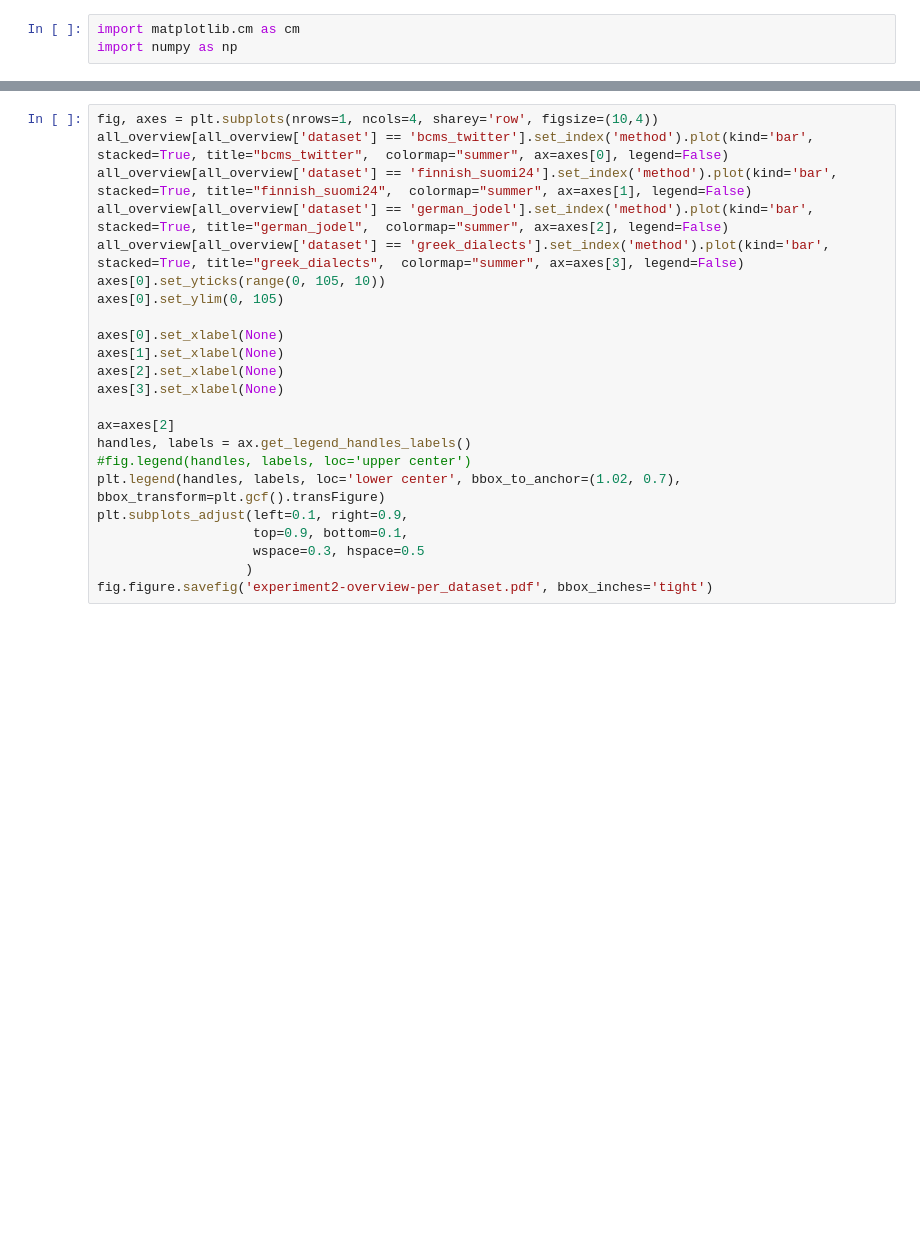
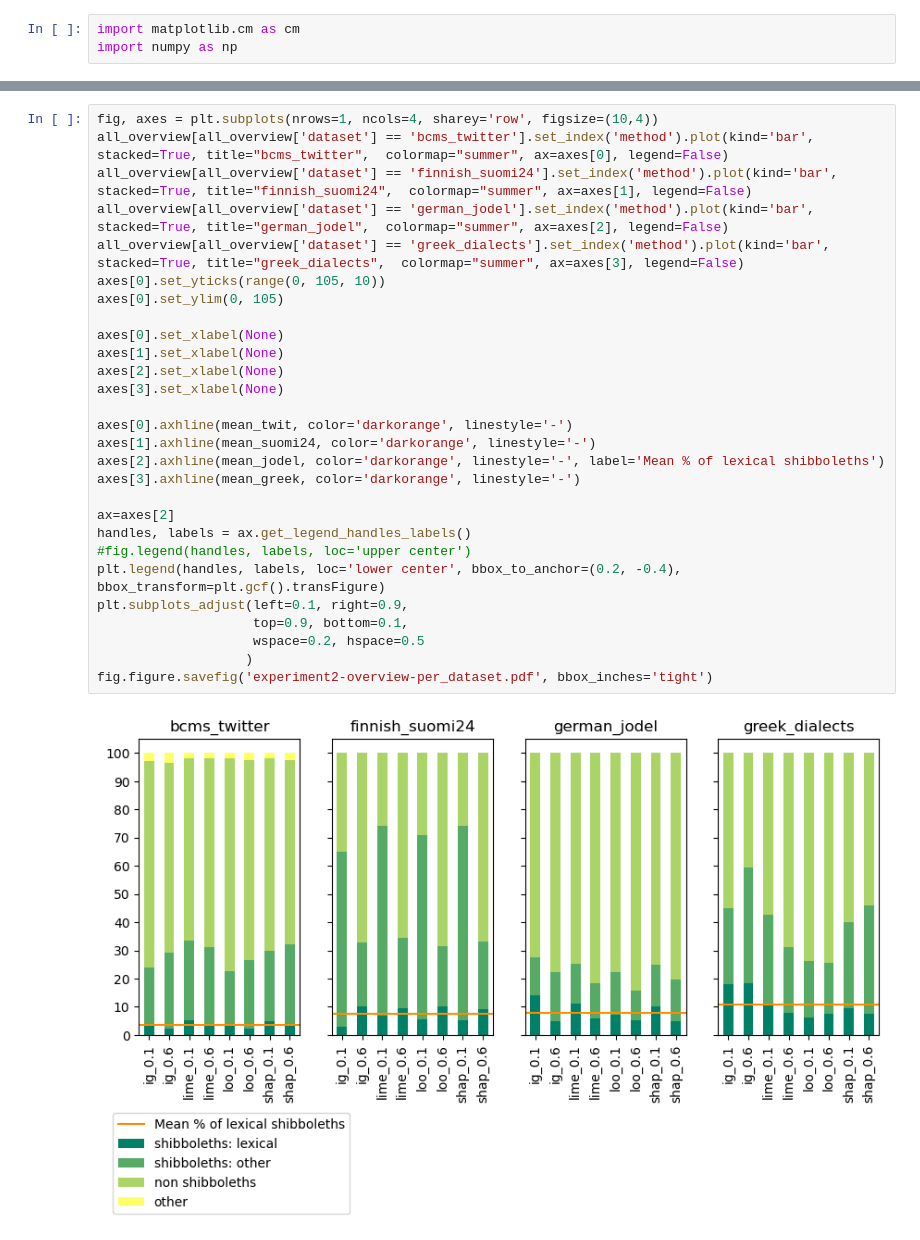
Before and after one commit to Helsinki-NLP/shibboleth, a Jupyter notebook: manual_eval/annotation_analysis_gh.ipynb, the cells around one changed output, grey strips where cells are left out. Drawn from its saved outputs; the diff is of its cells as text; blank space fills up the shorter version.

```diff
--- a/manual_eval/annotation_analysis_gh.ipynb
+++ b/manual_eval/annotation_analysis_gh.ipynb
@@ -607,23 +1385,30 @@ fig.figure.savefig('experiment1-overview.pdf', bbox_inches='tight')
 # %%
 fig, axes = plt.subplots(nrows=1, ncols=4, sharey='row', figsize=(10,4))
 all_overview[all_overview['dataset'] == 'bcms_twitter'].set_index('method').plot(kind='bar', stacked=True, title="bcms_twitter",  colormap="summer", ax=axes[0], legend=False)
 all_overview[all_overview['dataset'] == 'finnish_suomi24'].set_index('method').plot(kind='bar', stacked=True, title="finnish_suomi24",  colormap="summer", ax=axes[1], legend=False)
 all_overview[all_overview['dataset'] == 'german_jodel'].set_index('method').plot(kind='bar', stacked=True, title="german_jodel",  colormap="summer", ax=axes[2], legend=False)
 all_overview[all_overview['dataset'] == 'greek_dialects'].set_index('method').plot(kind='bar', stacked=True, title="greek_dialects",  colormap="summer", ax=axes[3], legend=False)
 axes[0].set_yticks(range(0, 105, 10))
 axes[0].set_ylim(0, 105)
 
 axes[0].set_xlabel(None)
 axes[1].set_xlabel(None)
 axes[2].set_xlabel(None)
 axes[3].set_xlabel(None)
 
+axes[0].axhline(mean_twit, color='darkorange', linestyle='-')
+axes[1].axhline(mean_suomi24, color='darkorange', linestyle='-')
+axes[2].axhline(mean_jodel, color='darkorange', linestyle='-', label='Mean % of lexical shibboleths')
+axes[3].axhline(mean_greek, color='darkorange', linestyle='-')
+
 ax=axes[2]
 handles, labels = ax.get_legend_handles_labels()
 #fig.legend(handles, labels, loc='upper center')
-plt.legend(handles, labels, loc='lower center', bbox_to_anchor=(1.02, 0.7), bbox_transform=plt.gcf().transFigure)
+plt.legend(handles, labels, loc='lower center', bbox_to_anchor=(0.2, -0.4), bbox_transform=plt.gcf().transFigure)
 plt.subplots_adjust(left=0.1, right=0.9,
                     top=0.9, bottom=0.1,
-                    wspace=0.3, hspace=0.5
+                    wspace=0.2, hspace=0.5
                    )
 fig.figure.savefig('experiment2-overview-per_dataset.pdf', bbox_inches='tight')
+# %% [output]
+[figure, added]
```
Also changed, not shown: parts of 204 cells of this notebook.
